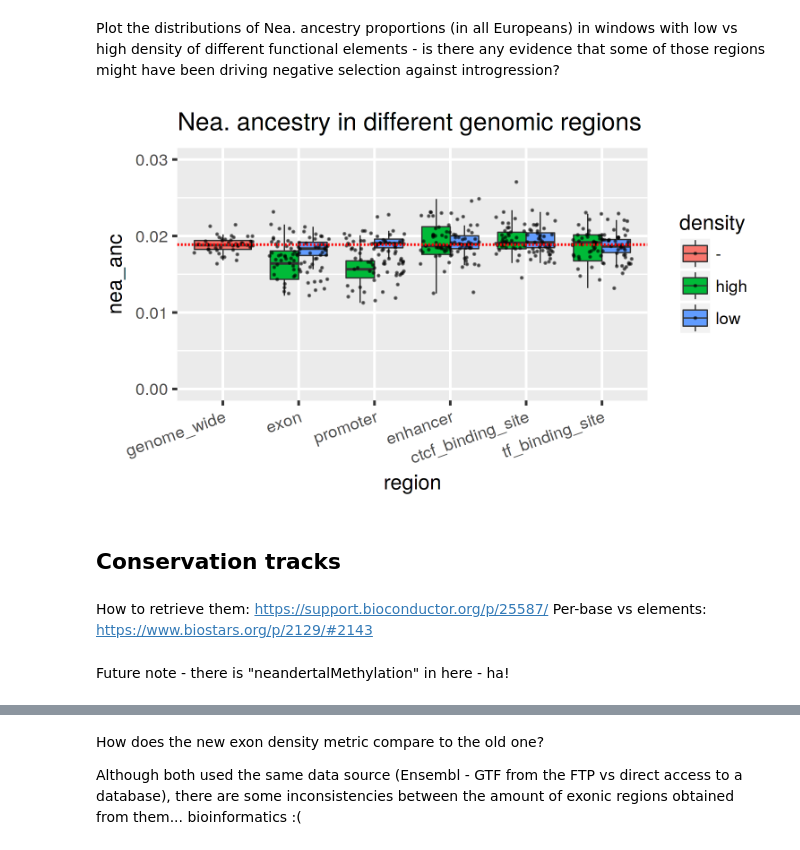
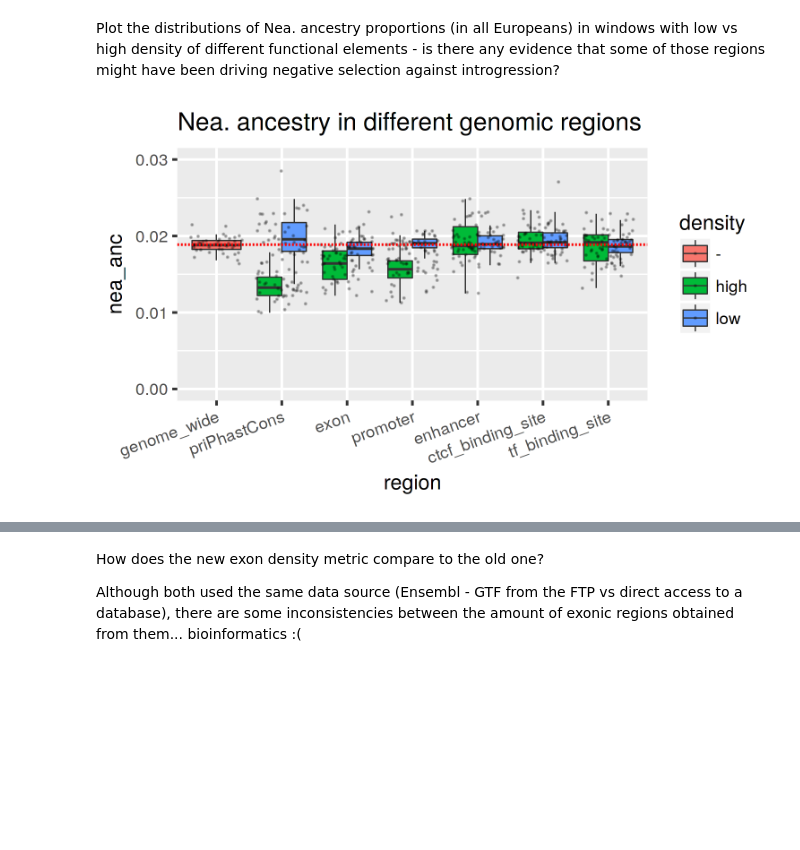
Before and after one commit to bodkan/nea-over-time, a Jupyter notebook: notebooks/introgression_predictors.ipynb, the cells around one changed output, grey strips where cells are left out. Saved outputs shown, nothing was run; the diff lists cells and outputs as text; code cells hidden in the pictures; blank space fills up the shorter version.

Commit message:
Add phastCons elements track

```diff
--- a/notebooks/introgression_predictors.ipynb
+++ b/notebooks/introgression_predictors.ipynb
@@ -497,7 +532,7 @@ for (r in names(regions)) {
     mcols(sites)[[paste(r, "density", sep="_")]] <- distr_extremes(sites, r)
 }
 # %%
-tbl_bins <- as.data.frame(sites) %>%
+bins_long <- as.data.frame(sites) %>%
     select(seqnames, start, end, contains("density")) %>%
     rename(chrom=seqnames, pos=start) %>%
     mutate(chrom=as.character(chrom)) %>%
@@ -519,14 +554,14 @@ head(tbl_bins)
 Calculate Nea. ancestry in low/high-density regions in each European:
 # %%
 nea_highlow <-
-    tbl_bins %>%
+    bins_long %>%
     group_by(region, density) %>%
     filter(!is.na(density)) %>%
     summarise_at(european_ids, function(i) { mean(i, na.rm=TRUE) / 2 })
 # %% [markdown]
 Calculate the genome-wide Nea. ancestry in each European:
 # %%
-nea_genomewide <- tbl_bins %>%
+nea_genomewide <- bins_long %>%
     summarise_at(european_ids, function(i) { mean(i, na.rm=TRUE) / 2 }) %>%
     mutate(region="genome_wide", density="-")
 # %% [markdown]
@@ -534,23 +569,18 @@ Plot the distributions of Nea. ancestry proportions (in all Europeans) in window
 # %%
 options(repr.plot.width=5, repr.plot.height=3, repr.plot.res=300)
 
 nea_est <- bind_rows(nea_highlow, nea_genomewide) %>%
     gather(sample, nea_anc, -region, -density) %>%
     ungroup %>%
-    mutate(region=factor(region, levels=c("genome_wide", "exon", "promoter", "enhancer",
+    mutate(region=factor(region, levels=c("genome_wide", "priPhastCons", "exon", "promoter", "enhancer",
                                           "ctcf_binding_site", "tf_binding_site")))
 
 ggplot(nea_est, aes(region, nea_anc, fill=density)) +
     geom_boxplot(size=0.25, outlier.size=NA) +
-    geom_jitter(size=0.1, alpha=1/2) +
+    geom_jitter(size=0.01, alpha=0.25) +
     geom_hline(yintercept=mean(filter(nea_est, region == "genome_wide")$nea_anc), color="red", linetype=2) +
     ylim(0, 0.03) +
     theme(axis.text.x=element_text(angle=20, hjust=1)) +
     labs(title="Nea. ancestry in different genomic regions")
 # %% [output]
-[figure, old version]
+[figure, new version]
-# %% [markdown]
-## Conservation tracks
-# %% [markdown]
-How to retrieve them: https://support.bioconductor.org/p/25587/
-Per-base vs elements: https://www.biostars.org/p/2129/#2143
@@ -562,2 +586,0 @@ genome(session) <- "hg19"
-# %% [markdown]
-Future note - there is "neandertalMethylation" in here - ha!
```
Also changed, not shown: parts of 32 cells of this notebook.
